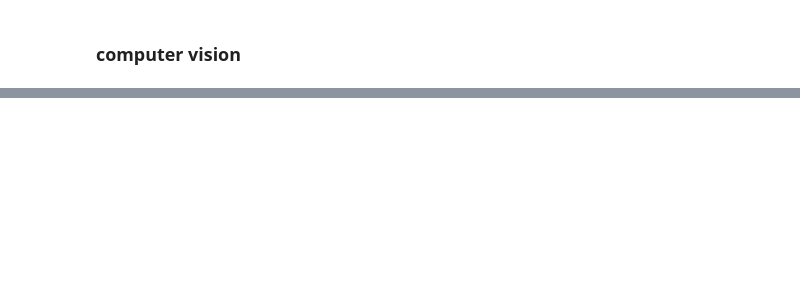
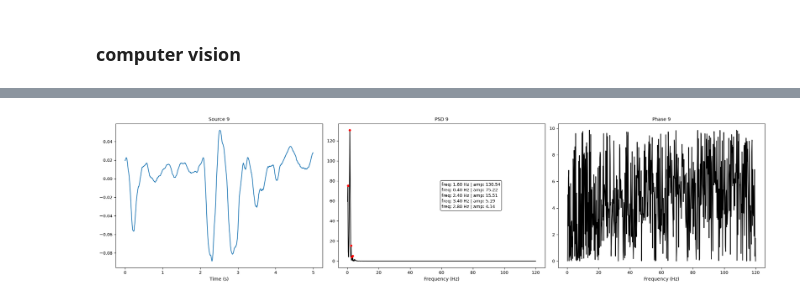
Before and after one commit to regicsf2010/marajo, a Jupyter notebook: notebooks/main_single_video.ipynb, the cells around one changed output, grey strips where cells are left out. Cells and saved outputs as stored; diff of their text form; code cells hidden in the pictures; blank space fills up the shorter version.

```diff
--- a/notebooks/main_single_video.ipynb
+++ b/notebooks/main_single_video.ipynb
@@ -54,5 +72,7 @@ vis.plot_source_psd_phase(fft_data, peaks_info, video_out_info, range(N_PC), sav
 # %%
-vis.plot_source_psd_phase(fft_data, peaks_info, video_out_info, [8], 20, 5, save = True, name = "out")
+vis.plot_source_psd_phase(fft_data, peaks_info, video_out_info, [9], 20, 5, save = False, name = "p2_out_{VIDEO_NAME}")
+# %% [output]
+[figure, added]
 # %%
 mode_shapes = bss_pl.compute_mode_shapes(winvmix, w, N_PC, range(N_PC))
 # %%
```
Also changed, not shown: parts of 3 cells of this notebook, 5 other files.
